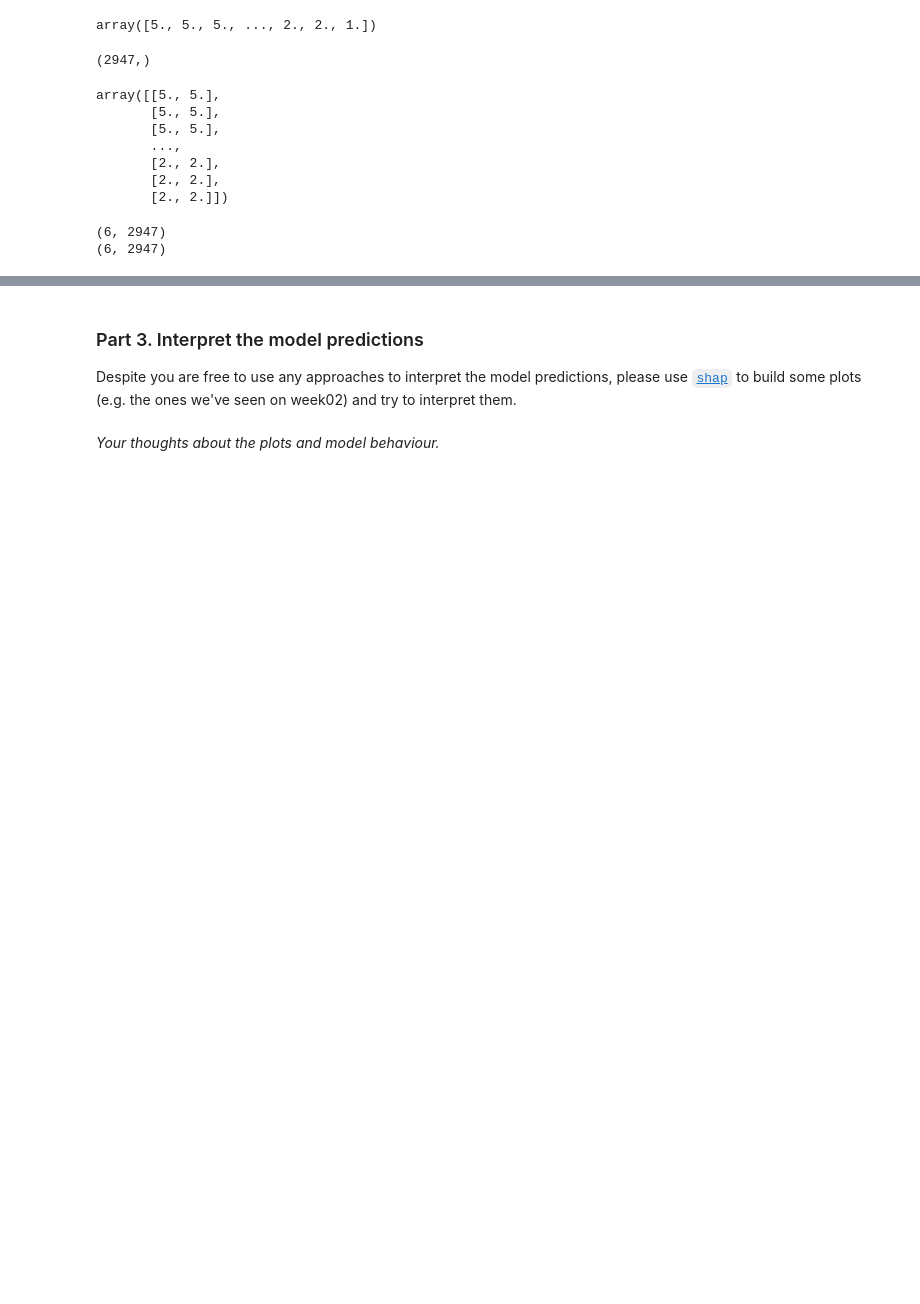
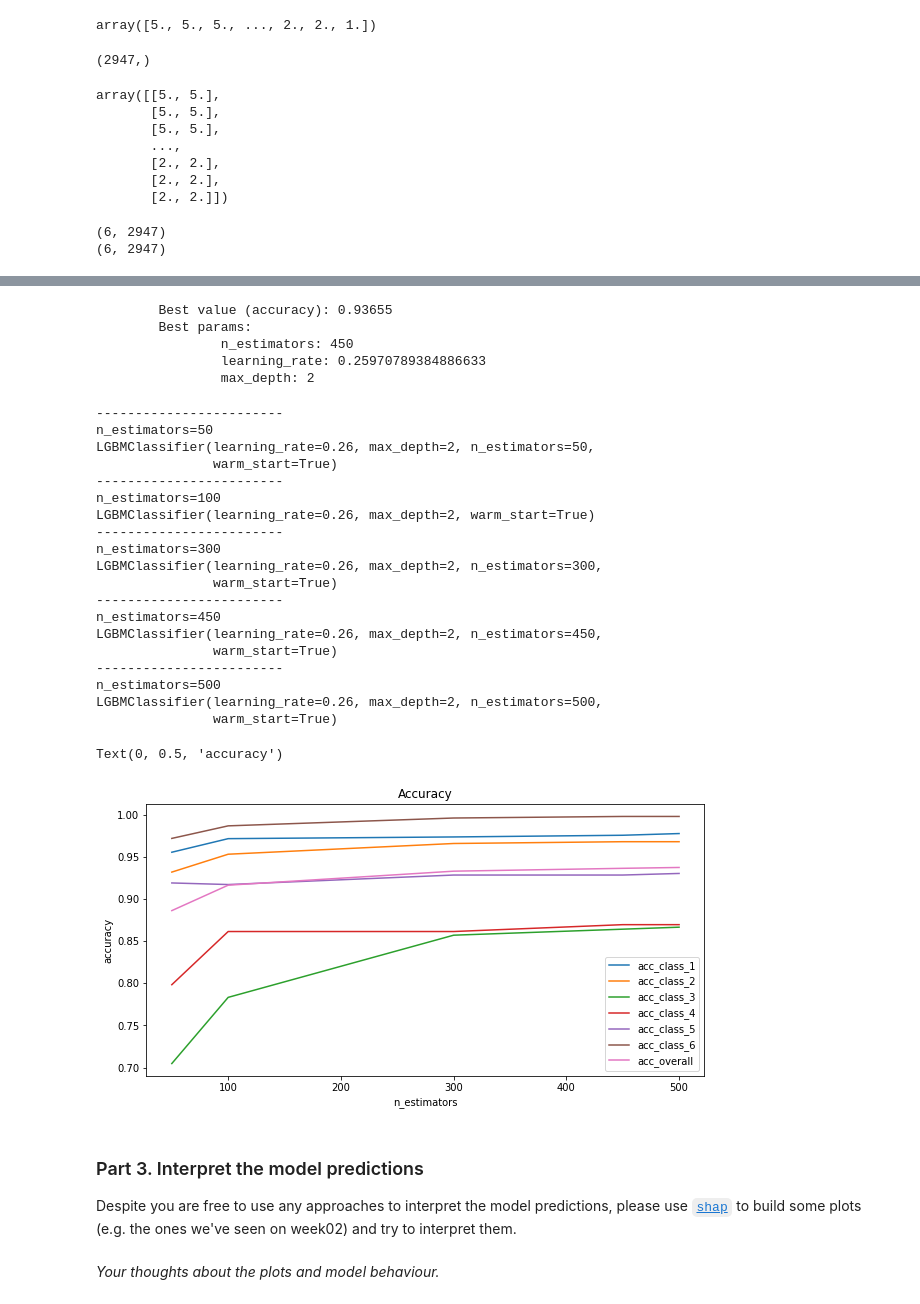
Before and after one commit to root-epifit/madmo-adv, a Jupyter notebook: homeworks/hw1_boosting_and_explanation.ipynb, the cells around one changed output, grey strips where cells are left out. Saved outputs shown, nothing was run; the diff lists cells and outputs as text; code cells hidden in the pictures; blank space fills up the shorter version.

```diff
--- a/homeworks/hw1_boosting_and_explanation.ipynb
+++ b/homeworks/hw1_boosting_and_explanation.ipynb
@@ -442,20 +482,6 @@ For instance overall accuracy when using all features was 0,91. For 7 features o
 Use [optuna](https://optuna.org/), [hyperopt](http://hyperopt.github.io/hyperopt/) or any other zero order optimizer to find optimal hyper param set.
 # %%
 # YOUR CODE HERE
-# %%
-def get_metrics(y_test:list, y_pred:list)-> list:
-    rc = []
-    for class_ in range(int(y_test.min()),int(y_test.max()+1)):
-        acc = accuracy_score(y_test[np.where(y_test==class_)],
-                         y_pred[np.where(y_test==class_)])
-        rc.append(acc)
-
-    total_acc = accuracy_score(y_test, y_pred)
-    rc.append(total_acc)
-
-    return rc
-
-rc = get_metrics(y_test, y_pred)
 # %%
 y_test
 # %% [output]
@@ -619,9 +615,68 @@ ValueError: ignored
 # %%
-print(f"\tBest value (rmse): {study.best_value:.5f}")
+print(f"\tBest value (accuracy): {study.best_value:.5f}")
 print(f"\tBest params:")
 
 for key, value in study.best_params.items():
     print(f"\t\t{key}: {value}")
+# %% [output]
+        Best value (accuracy): 0.93655
+        Best params:
+                n_estimators: 450
+                learning_rate: 0.25970789384886633
+                max_depth: 2
+# %%
+# Проверяем, что n_estimators = 450 - лучший
+
+estimators = [50, 100, 300, 450, 500]
+
+model = LGBMClassifier(max_depth=2,
+                       learning_rate=0.26,
+                       warm_start=True)
+results = []
+
+for n_estimator in estimators:
+    print("------------------------")
+    print(f"n_estimators={n_estimator}")
+    model.n_estimators=n_estimator
+    print(model)
+    model.fit(X_train_pca, y_train)
+    y_pred = model.predict(X_test_pca)
+    results.append(get_metrics(y_test, y_pred))
+
+# Визуализируем
+results = np.array(results)
+
+data = {}
+for i in range(results.shape[1]):
+    data['acc_class_'+str(i+1) if i+1 != 7 else 'acc_overall']=results[:,i]
+
+df = pd.DataFrame(data=data, index=estimators)
+df.plot(figsize=(10,5))
+plt.title('Accuracy')
+plt.xlabel('n_estimators')
+plt.ylabel('accuracy')
+# %% [output]
+------------------------
+n_estimators=50
+LGBMClassifier(learning_rate=0.26, max_depth=2, n_estimators=50,
+               warm_start=True)
+------------------------
+n_estimators=100
+LGBMClassifier(learning_rate=0.26, max_depth=2, warm_start=True)
+------------------------
+n_estimators=300
+LGBMClassifier(learning_rate=0.26, max_depth=2, n_estimators=300,
+               warm_start=True)
+------------------------
+n_estimators=450
+LGBMClassifier(learning_rate=0.26, max_depth=2, n_estimators=450,
+               warm_start=True)
+------------------------
+n_estimators=500
+LGBMClassifier(learning_rate=0.26, max_depth=2, n_estimators=500,
+               warm_start=True)
+Text(0, 0.5, 'accuracy')
+[figure, added]
 # %% [markdown]
 ### Part 3. Interpret the model predictions
 Despite you are free to use any approaches to interpret the model predictions, please use [`shap`](https://github.com/slundberg/shap) to build some plots (e.g. the ones we've seen on week02) and try to interpret them.
```
Also changed, not shown: parts of 16 cells of this notebook.
